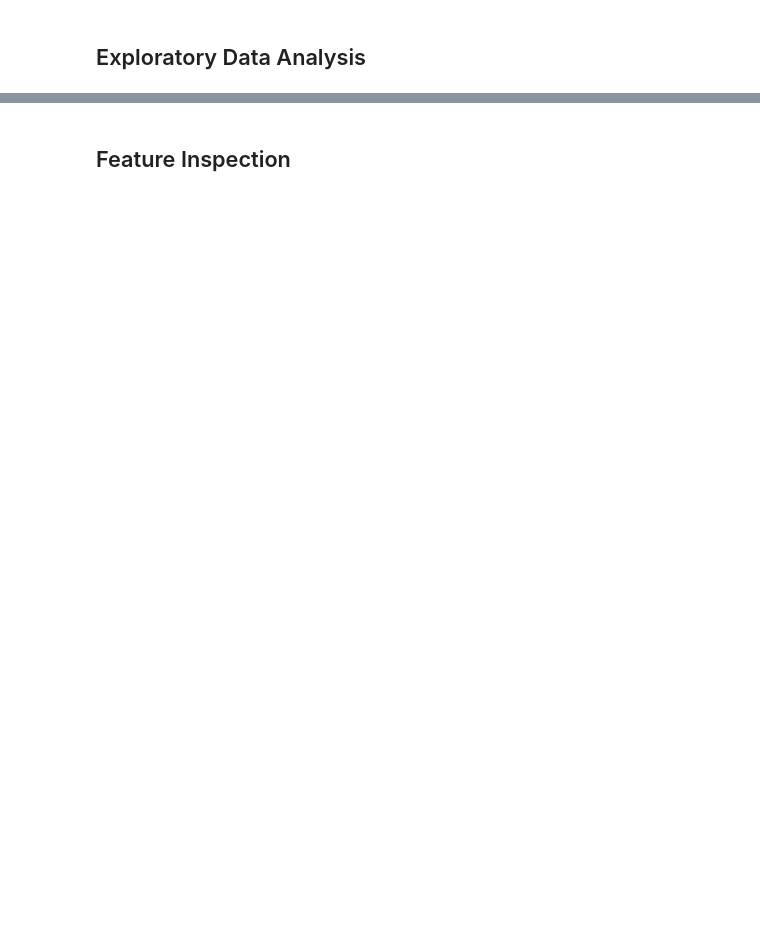
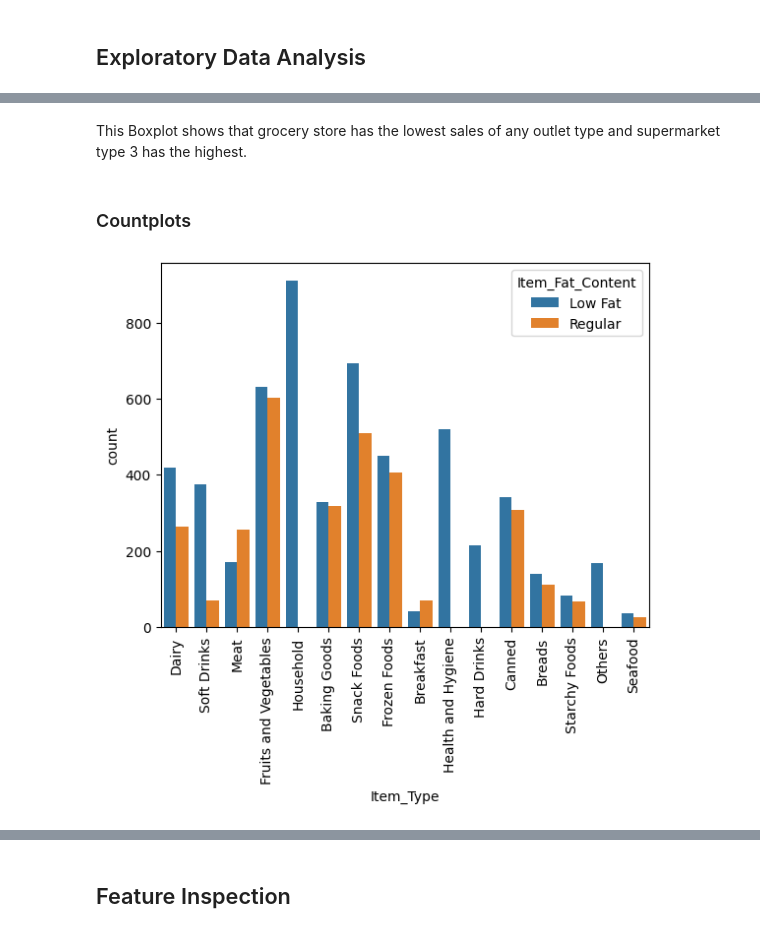
Before and after one commit to rebeccabosneac/Prediction-of-Product-Sales, a Jupyter notebook: Prediction_of_Product_Sales.ipynb, the cells around one changed output, grey strips where cells are left out. Cells and saved outputs as stored; diff of their text form; code cells hidden in the pictures; blank space fills up the shorter version.

```diff
--- a/Prediction_of_Product_Sales.ipynb
+++ b/Prediction_of_Product_Sales.ipynb
@@ -238,0 +308,9 @@ df.describe()
+# %% [markdown]
+This Boxplot shows that grocery store has the lowest sales of any outlet type and supermarket type 3 has the highest.
+# %% [markdown]
+### Countplots
+# %%
+ax = sns.countplot(data=df, x='Item_Type', hue='Item_Fat_Content')
+ax.tick_params(axis='x', rotation = 90)
+# %% [output]
+[figure, added]
```
Also changed, not shown: parts of 100 cells of this notebook.
